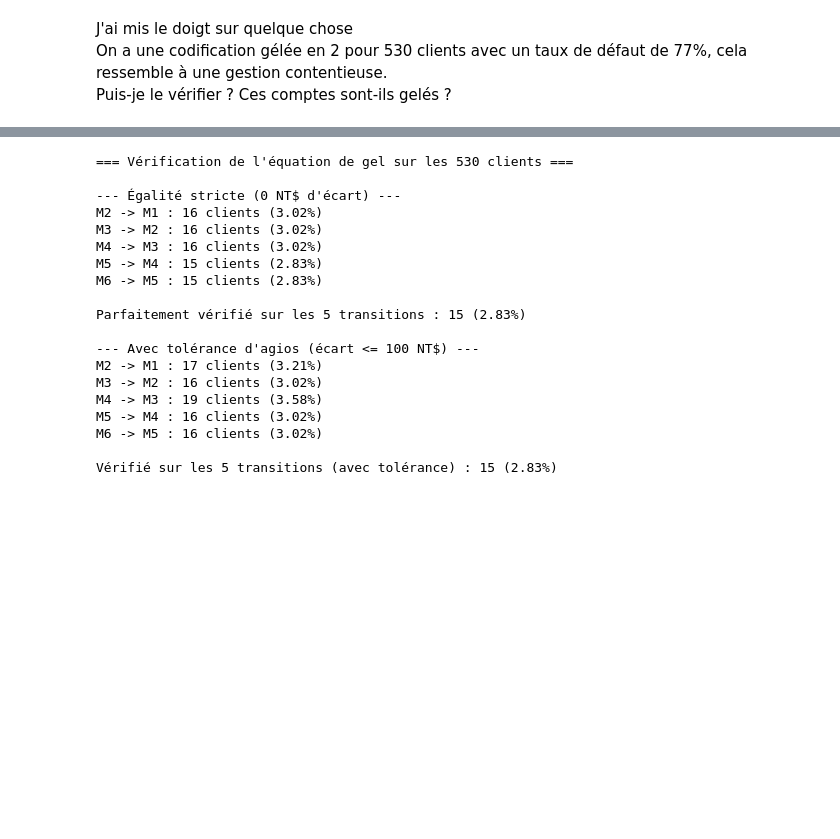
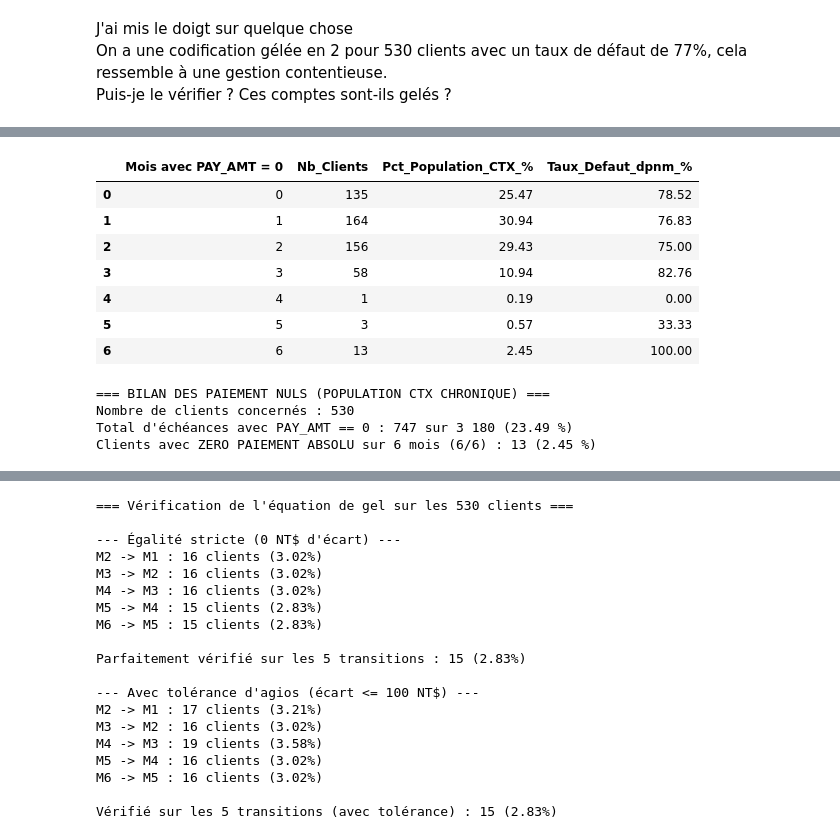
Before and after one commit to johan-mac-59/RiskLens_ML, a Jupyter notebook: src/05_01_EDA_lab.ipynb, the cells around one changed output, grey strips where cells are left out. Drawn from its saved outputs; the diff is of its cells as text; code cells hidden in the pictures; blank space fills up the shorter version.

```diff
--- a/src/05_01_EDA_lab.ipynb
+++ b/src/05_01_EDA_lab.ipynb
@@ -4423,0 +4588,71 @@ Puis-je le vérifier ? Ces comptes sont-ils gelés ?
+# %%
+import pandas as pd
+
+# 1. Sélection dynamique des colonnes
+pay_status_cols = [
+    c for c in df.columns if c.startswith('PAY_') and not c.startswith('PAY_AMT')
+]
+pay_amt_cols = sorted([c for c in df.columns if c.startswith('PAY_AMT')])
+
+# 2. Filtrage de la population "PAY_n == 2 tout le temps"
+mask_pay2_6m = (df[pay_status_cols] == 2).all(axis=1)
+df_chronique = df[mask_pay2_6m].copy()
+
+# 3. Compte du nombre de mois avec PAY_AMT == 0 par client (0 à 6)
+zeros_par_client = (df_chronique[pay_amt_cols] == 0).sum(axis=1)
+
+# 4. Distribution et impact sur le taux de défaut (dpnm)
+distrib = (
+    zeros_par_client.value_counts()
+    .sort_index()
+    .reset_index()
+    .rename(
+        columns={
+            'index': 'Mois avec PAY_AMT = 0',
+            0: 'Mois avec PAY_AMT = 0',
+            'count': 'Nb_Clients',
+        }
+    )
+)
+
+distrib['Pct_Population_CTX_%'] = (
+    distrib['Nb_Clients'] / len(df_chronique) * 100
+).round(2)
+
+if 'dpnm' in df_chronique.columns:
+    taux_dpnm = (
+        df_chronique.groupby(zeros_par_client)['dpnm'].mean() * 100
+    ).round(2)
+    distrib['Taux_Defaut_dpnm_%'] = distrib['Mois avec PAY_AMT = 0'].map(
+        taux_dpnm
+    )
+
+display(distrib)
+
+# 5. Métriques globales
+total_cellules_amt = len(df_chronique) * len(pay_amt_cols)
+total_zeros = (df_chronique[pay_amt_cols] == 0).sum().sum()
+
+print(f'=== BILAN DES PAIEMENT NULS (POPULATION CTX CHRONIQUE) ===')
+print(f'Nombre de clients concernés : {len(df_chronique):,}'.replace(',', ' '))
+print(
+    f'Total d\'échéances avec PAY_AMT == 0 : {total_zeros:,} sur {total_cellules_amt:,} ({total_zeros/total_cellules_amt*100:.2f} %)'.replace(
+        ',', ' '
+    )
+)
+print(
+    f'Clients avec ZERO PAIEMENT ABSOLU sur 6 mois (6/6) : {(zeros_par_client == 6).sum()} ({(zeros_par_client == 6).mean()*100:.2f} %)'
+)
+# %% [output]
+|  | Mois avec PAY_AMT = 0 | Nb_Clients | Pct_Population_CTX_% | Taux_Defaut_dpnm_% |
+| 0 | 0 | 135 | 25.47 | 78.52 |
+| 1 | 1 | 164 | 30.94 | 76.83 |
+| 2 | 2 | 156 | 29.43 | 75.00 |
+| 3 | 3 | 58 | 10.94 | 82.76 |
+| 4 | 4 | 1 | 0.19 | 0.00 |
+| 5 | 5 | 3 | 0.57 | 33.33 |
+| 6 | 6 | 13 | 2.45 | 100.00 |
+=== BILAN DES PAIEMENT NULS (POPULATION CTX CHRONIQUE) ===
+Nombre de clients concernés : 530
+Total d'échéances avec PAY_AMT == 0 : 747 sur 3 180 (23.49 %)
+Clients avec ZERO PAIEMENT ABSOLU sur 6 mois (6/6) : 13 (2.45 %)
```
Also changed, not shown: parts of 27 cells of this notebook.
